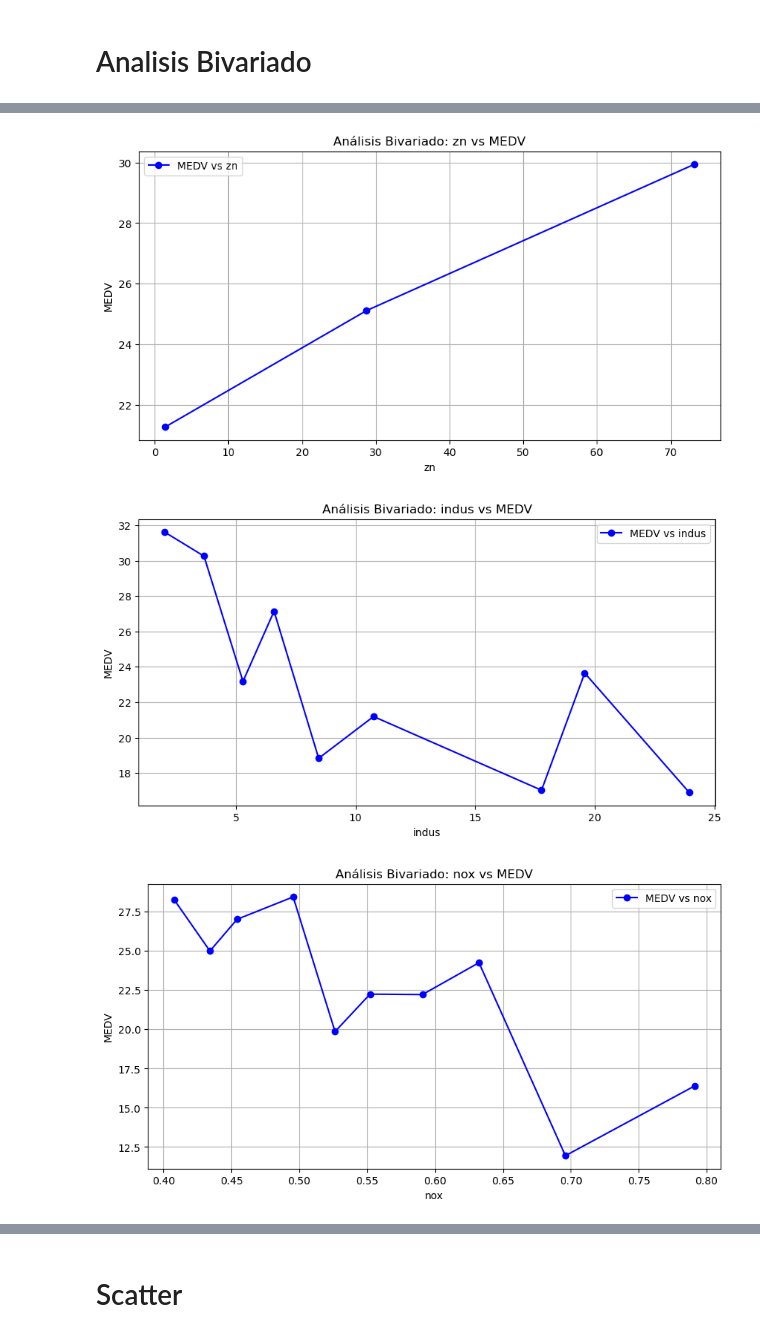
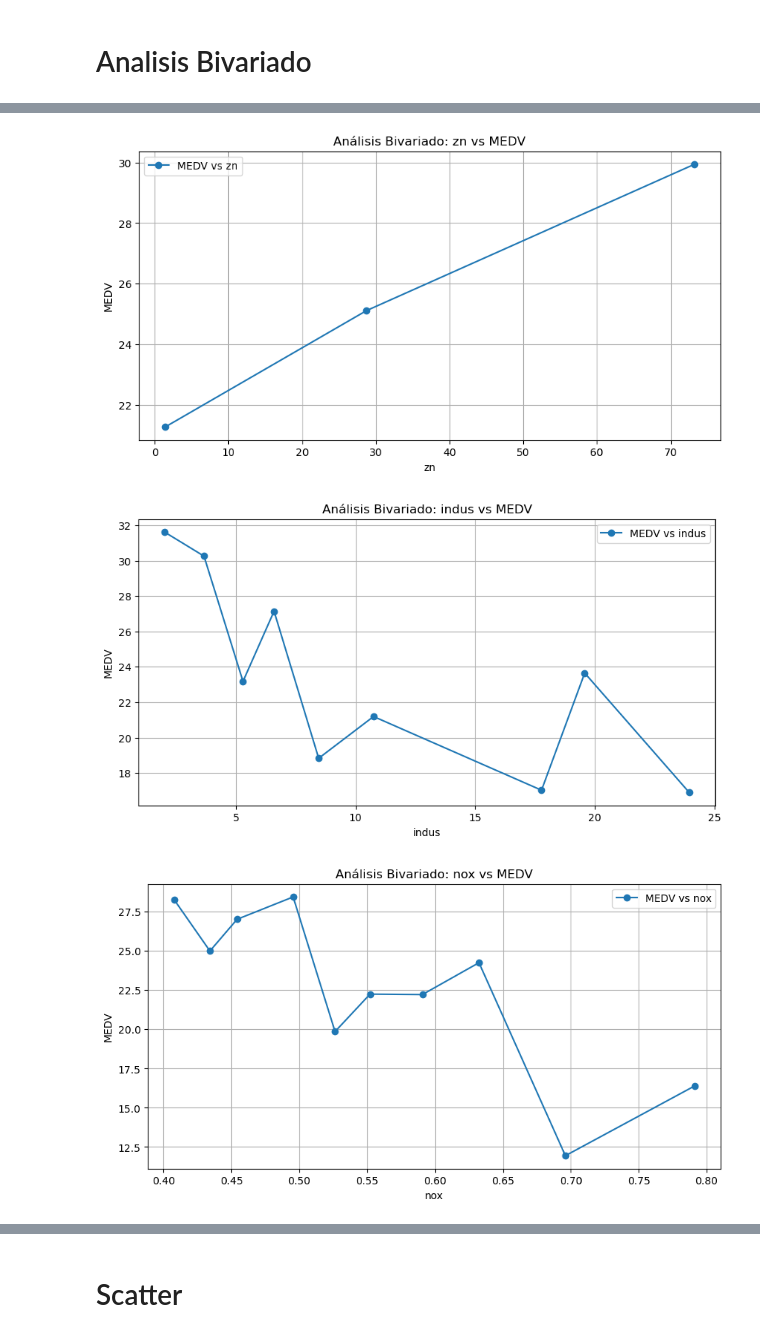
Before and after one commit to Rolando1708/Analisis_de_Aprendizaje_Estadistico, a Jupyter notebook: Parcial 1/Examen_practico_RolandoFortanell.ipynb, the cells around one changed output, grey strips where cells are left out. Drawn from its saved outputs; the diff is of its cells as text; code cells hidden in the pictures.

```diff
--- a/Parcial 1/Examen_practico_RolandoFortanell.ipynb
+++ b/Parcial 1/Examen_practico_RolandoFortanell.ipynb
@@ -74,7 +74,7 @@ for i in variables:
     df[variable_bin] = pd.qcut(df[i], q=10, labels=False, duplicates='drop') + 1
     grouped = df.groupby(variable_bin).mean()
     plt.figure(figsize=(10, 5))
-    plt.plot(grouped[i].values, grouped[target].values, marker="o", label=f'MEDV vs {i}', color='b')
+    plt.plot(grouped[i].values, grouped[target].values, marker="o", label=f'MEDV vs {i}')
     plt.xlabel(i)
     plt.ylabel('MEDV')
     plt.title(f'Análisis Bivariado: {i} vs MEDV')
@@ -87,3 +87,3 @@ for i in variables:
-[figure, old version]
+[figure, new version]
-[figure, old version]
+[figure, new version]
-[figure, old version]
+[figure, new version]
```
Also changed, not shown: parts of 4 cells of this notebook, 4 other files.
